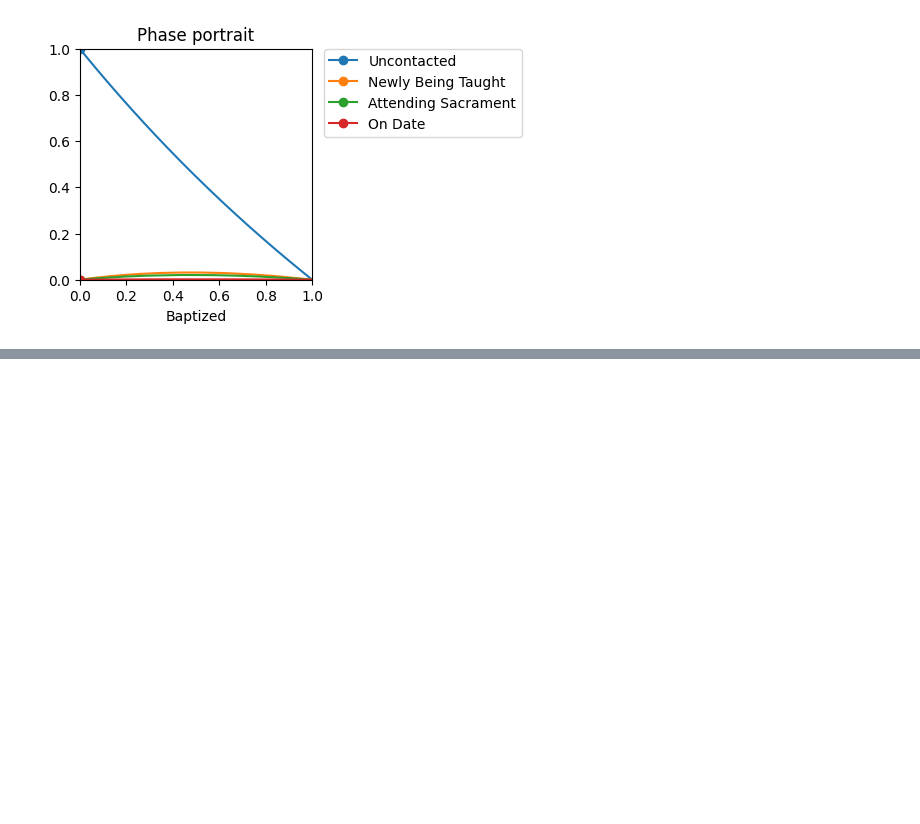
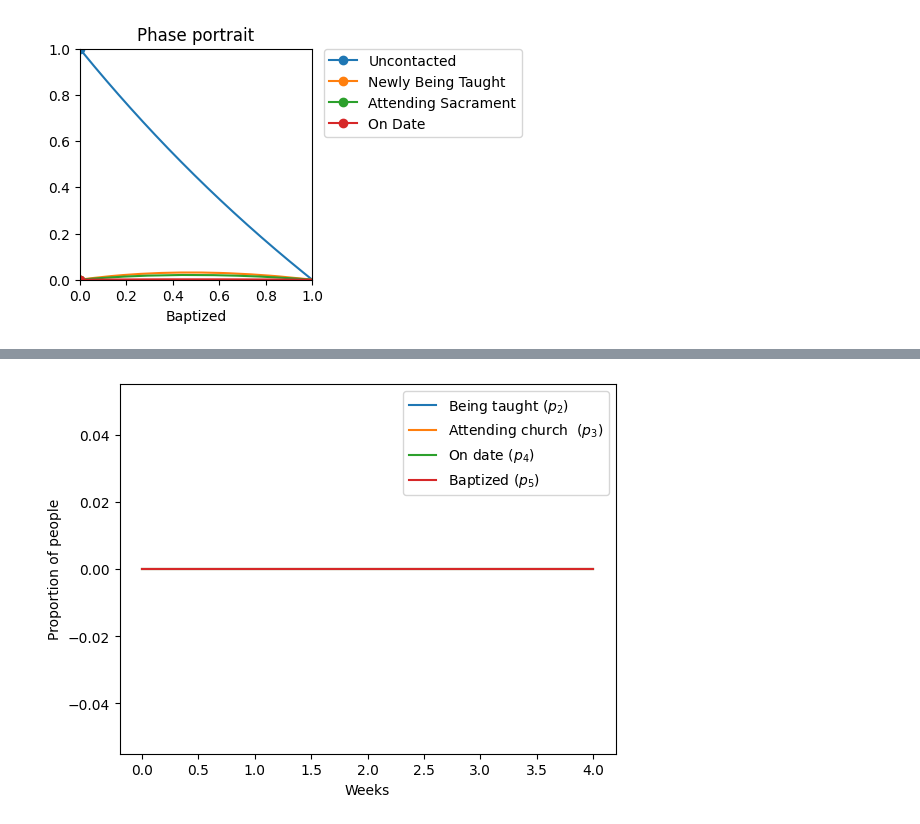
Before and after one commit to mward19/key-indicators-model, a Jupyter notebook: model.ipynb, the cells around one changed output, grey strips where cells are left out. Drawn from its saved outputs; the diff is of its cells as text; code cells hidden in the pictures; blank space fills up the shorter version.

```diff
--- a/model.ipynb
+++ b/model.ipynb
@@ -191,0 +310,4 @@ plt.show()
+# %%
+# Solving for p_2 dot
+p_2_vals = data['Being taught']
+p_2_dot = np.gradient(p_2_vals)
@@ -191,0 +377,12 @@ plt.show()
+# %%
+init_params = np.array([
+    1 / 3,       # a2: Rate going from Being Taught to Attending Sacrament Meeting
+    1 / 20,      # a3: Rate going from Attending Sacrament Meeting to On Date
+    1 / 12,      # a4: Rate going from On Date to Member
+    1 / 15,      # b2: Rate going from Being Taught to Uncontacted
+    1 / 2,       # b3: Rate going from Attending Sacrament Meeting to Being Taught
+    1 / 2       # b4: Rate going from On Date to Attending Sacrament Meeting
+])
+
+ts, p_hat, optimal_params = optimize_params(p_data, init_params, 100)
+print(optimal_params)
@@ -191,0 +394,5 @@ plt.show()
+# %%
+# Approximate data with model
+ts = np.arange(0, p_data.shape[0], dtype=int)
+p_approx = model_modified(optimal_params, p_data[0, :], ts)
+p_approx
@@ -191,0 +417,4 @@ plt.show()
+# %%
+plot_progress(p_approx)
+# %% [output]
+[figure, added]
```
Also changed, not shown: parts of 19 cells of this notebook, 3 other files.
